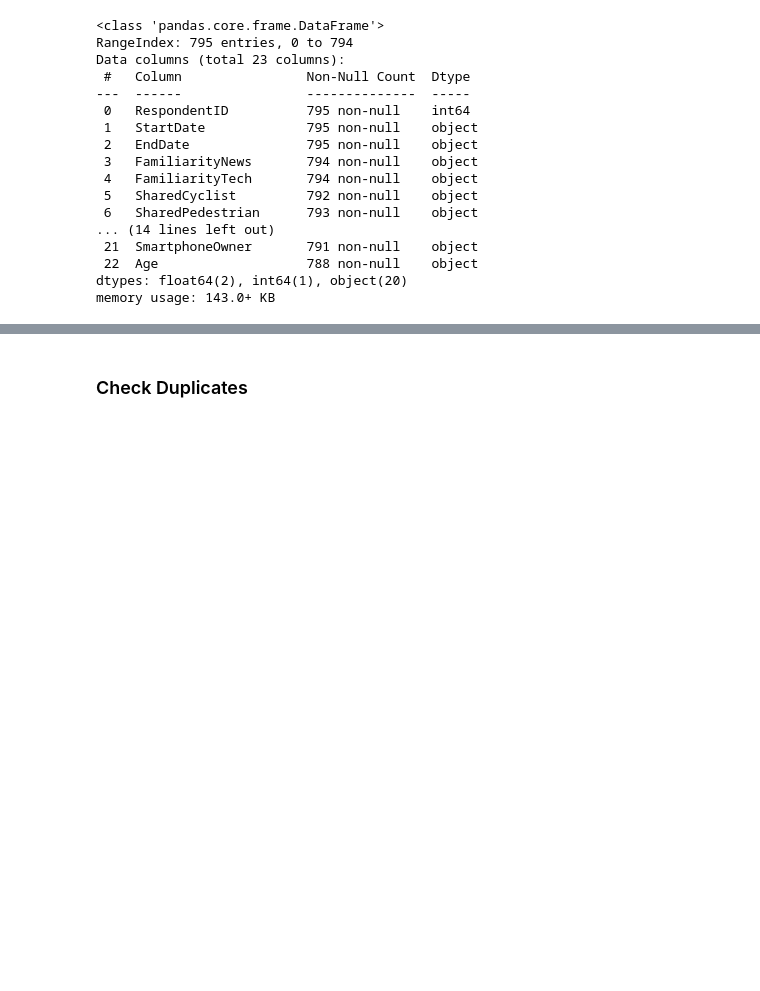
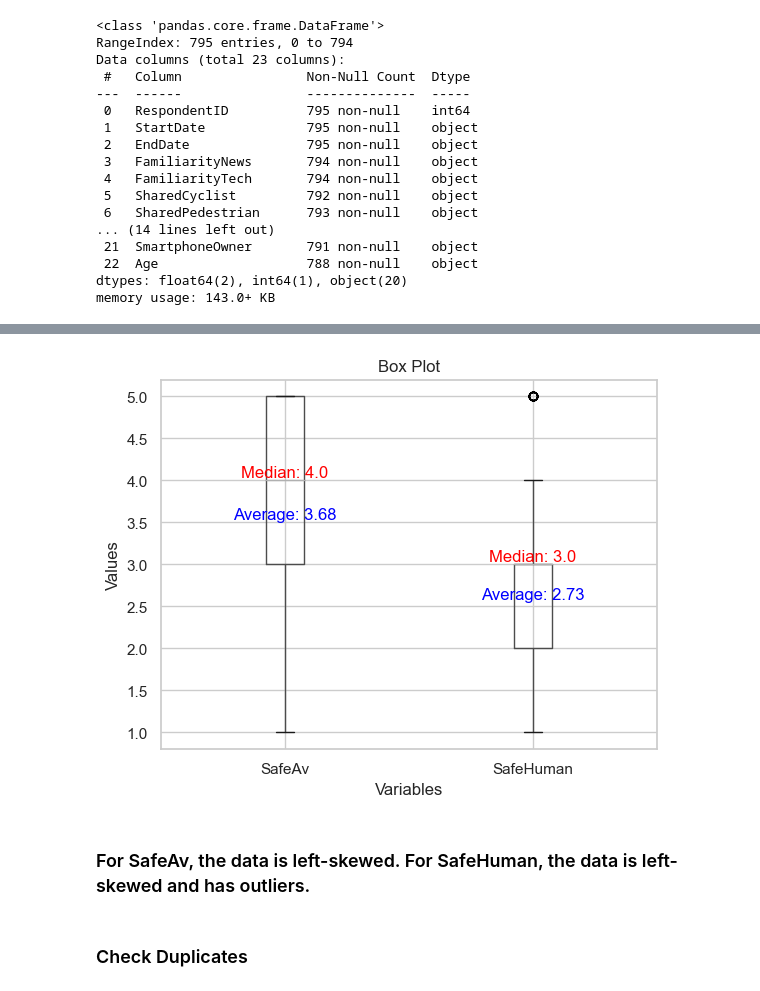
Before and after one commit to CMU-SoftwareDesignforDS-Team/AutoVehicles, a Jupyter notebook: Code/Data_Acquisition_and_Understanding/AvSurvey2019_EDA.ipynb, the cells around one changed output, grey strips where cells are left out. Saved outputs shown, nothing was run; the diff lists cells and outputs as text; code cells hidden in the pictures; blank space fills up the shorter version.

```diff
--- a/Code/Data_Acquisition_and_Understanding/AvSurvey2019_EDA.ipynb
+++ b/Code/Data_Acquisition_and_Understanding/AvSurvey2019_EDA.ipynb
@@ -53,3 +67,34 @@ memory usage: 143.0+ KB
+# %%
+# Select the columns for the box plot
+columns_to_plot = ['SafeAv', 'SafeHuman']
+
+# Create a box plot
+box_plot = av_2019Survey[columns_to_plot].boxplot()
+
+# Highlight the median value
+medians = av_2019Survey[columns_to_plot].median()
+for column, median in zip(columns_to_plot, medians):
+    y = median
+    x = columns_to_plot.index(column) + 1
+    box_plot.text(x, y, f'Median: {median}', ha='center', va='bottom', color='red')
+
+averages = av_2019Survey[columns_to_plot].mean()
+for column, average in zip(columns_to_plot, averages):
+    y = average
+    x = columns_to_plot.index(column) + 1
+    box_plot.text(x, y, f'Average: {average:.2f}', ha='center', va='top', color='blue')
+
+# Add labels and title
+plt.xlabel('Variables')
+plt.ylabel('Values')
+plt.title('Box Plot')
+
+# Show the plot
+plt.show()
+# %% [output]
+[figure, added]
+# %% [markdown]
+### For SafeAv, the data is left-skewed. For SafeHuman, the data is left-skewed and has outliers.
 # %% [markdown]
 ### Check Duplicates
 # %%
```
Also changed, not shown: parts of 20 cells of this notebook.
